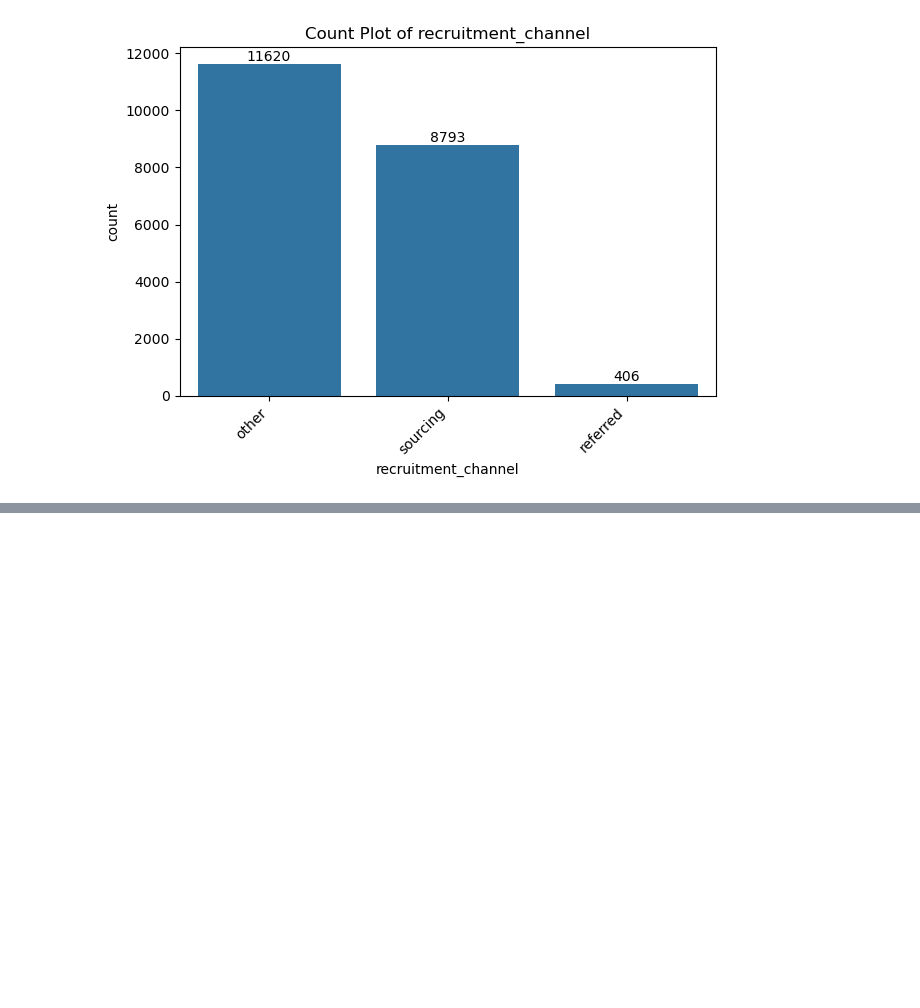
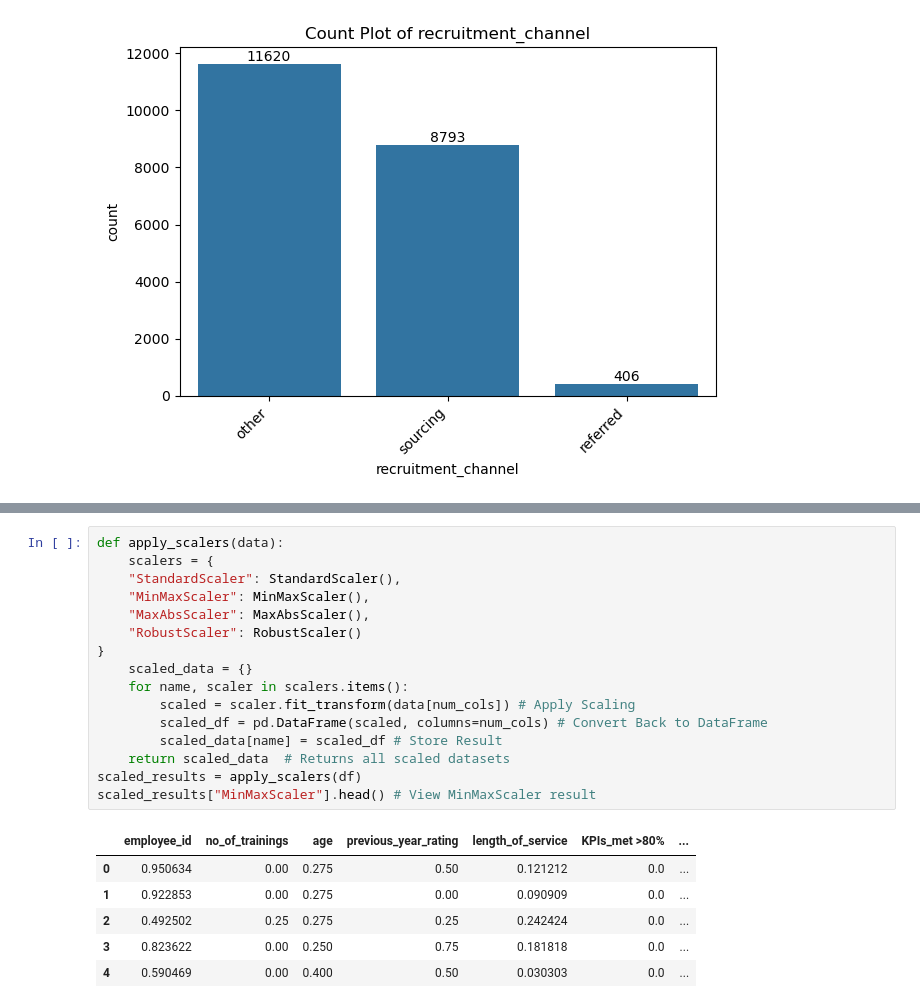
Before and after one commit to potdarniki-himanshu/Predict-Performance-of-Employees, a Jupyter notebook: Predict Performance of Employees.ipynb, the cells around one changed output, grey strips where cells are left out. Drawn from its saved outputs; the diff is of its cells as text; blank space fills up the shorter version.

```diff
--- a/Predict Performance of Employees.ipynb
+++ b/Predict Performance of Employees.ipynb
@@ -176,0 +212,23 @@ for col in cat_cols:
+# %%
+def apply_scalers(data):
+    scalers = {
+    "StandardScaler": StandardScaler(),
+    "MinMaxScaler": MinMaxScaler(),
+    "MaxAbsScaler": MaxAbsScaler(),
+    "RobustScaler": RobustScaler()
+}
+    scaled_data = {}
+    for name, scaler in scalers.items():
+        scaled = scaler.fit_transform(data[num_cols]) # Apply Scaling
+        scaled_df = pd.DataFrame(scaled, columns=num_cols) # Convert Back to DataFrame
+        scaled_data[name] = scaled_df # Store Result
+    return scaled_data  # Returns all scaled datasets
+scaled_results = apply_scalers(df)
+scaled_results["MinMaxScaler"].head() # View MinMaxScaler result
+# %% [output]
+|  | employee_id | no_of_trainings | age | previous_year_rating | length_of_service | KPIs_met >80% | ... |
+| 0 | 0.950634 | 0.00 | 0.275 | 0.50 | 0.121212 | 0.0 | ... |
+| 1 | 0.922853 | 0.00 | 0.275 | 0.00 | 0.090909 | 0.0 | ... |
+| 2 | 0.492502 | 0.25 | 0.275 | 0.25 | 0.242424 | 0.0 | ... |
+| 3 | 0.823622 | 0.00 | 0.250 | 0.75 | 0.181818 | 0.0 | ... |
+| 4 | 0.590469 | 0.00 | 0.400 | 0.50 | 0.030303 | 0.0 | ... |
```
Also changed, not shown: parts of 29 cells of this notebook.
